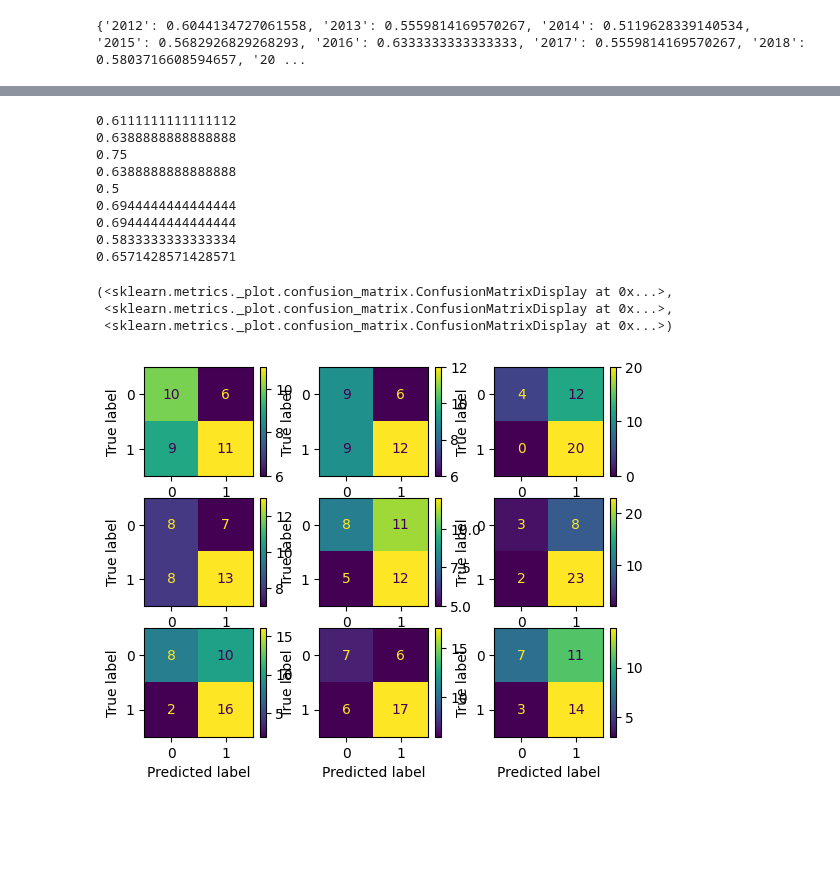
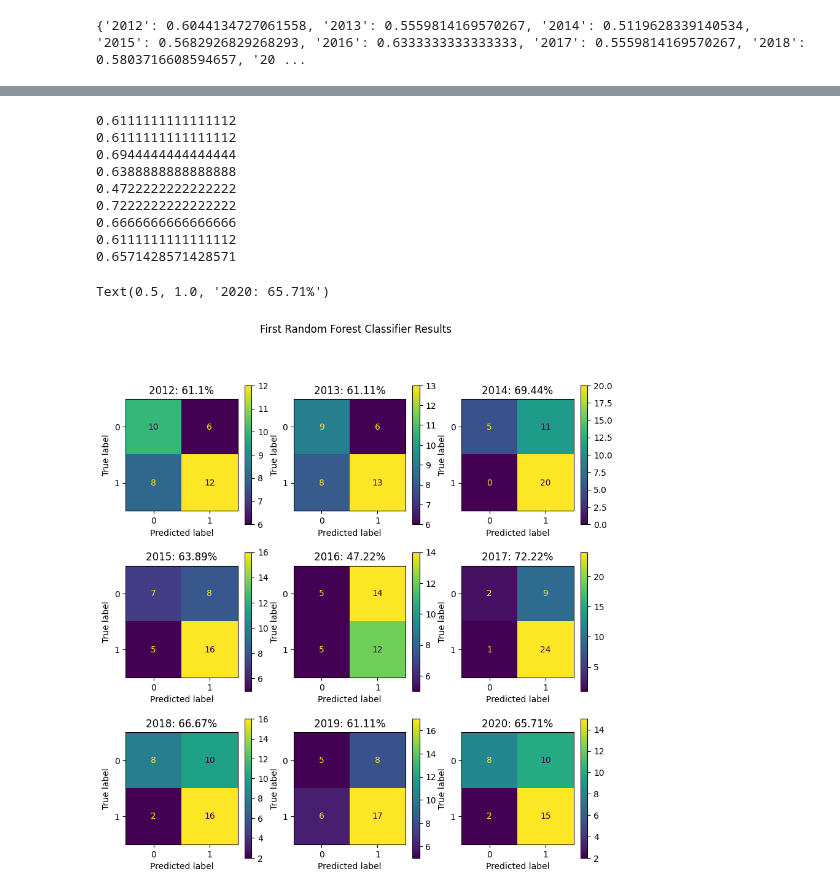
Before and after one commit to TomGallagher98/Thomas_Gallagher_Thesis, a Jupyter notebook: Data/AFL_Stats/FeatureEngineering.ipynb, the cells around one changed output, grey strips where cells are left out. Saved outputs shown, nothing was run; the diff lists cells and outputs as text; code cells hidden in the pictures; blank space fills up the shorter version.

```diff
--- a/Data/AFL_Stats/FeatureEngineering.ipynb
+++ b/Data/AFL_Stats/FeatureEngineering.ipynb
@@ -370,7 +370,7 @@ def print_score(m, train, y_train, valid, y_valid, test=None):
     print(acc)
     c_train = confusion_matrix(y_valid, pred)
     disp = ConfusionMatrixDisplay(c_train)
-    return disp, acc
+    return (disp, acc)
 # %%
 from sklearn.tree import DecisionTreeClassifier
 from sklearn.model_selection import cross_val_score
@@ -419,62 +427,70 @@ KeyError: 0
 # %%
 model_1_2012 = RandomForestClassifier(n_estimators=200, n_jobs=-1)
 model_1_2012.fit(x_train_2012, y_train_2012)
-m_2012 = print_score(model_1_2012, x_train_2012, y_train_2012, x_valid_2012, y_valid_2012)
+m_2012, acc_model_1_2012 = print_score(model_1_2012, x_train_2012, y_train_2012, x_valid_2012, y_valid_2012)
 
 model_1_2013 = RandomForestClassifier(n_estimators=200, n_jobs=-1)
 model_1_2013.fit(x_train_2013, y_train_2013)
-m_2013 = print_score(model_1_2013, x_train_2013, y_train_2013, x_valid_2013, y_valid_2013)
+m_2013, acc_model_1_2013 = print_score(model_1_2013, x_train_2013, y_train_2013, x_valid_2013, y_valid_2013)
 
 model_1_2014 = RandomForestClassifier(n_estimators=200, n_jobs=-1)
 model_1_2014.fit(x_train_2014, y_train_2014)
-m_2014 = print_score(model_1_2014, x_train_2014, y_train_2014, x_valid_2014, y_valid_2014)
+m_2014, acc_model_1_2014 = print_score(model_1_2014, x_train_2014, y_train_2014, x_valid_2014, y_valid_2014)
 
 model_1_2015 = RandomForestClassifier(n_estimators=200, n_jobs=-1)
 model_1_2015.fit(x_train_2015, y_train_2015)
-m_2015 = print_score(model_1_2015, x_train_2015, y_train_2015, x_valid_2015, y_valid_2015)
+m_2015, acc_model_1_2015 = print_score(model_1_2015, x_train_2015, y_train_2015, x_valid_2015, y_valid_2015)
 
 model_1_2016 = RandomForestClassifier(n_estimators=200, n_jobs=-1)
 model_1_2016.fit(x_train_2016, y_train_2016)
-m_2016 = print_score(model_1_2016, x_train_2016, y_train_2016, x_valid_2016, y_valid_2016)
+m_2016, acc_model_1_2016 = print_score(model_1_2016, x_train_2016, y_train_2016, x_valid_2016, y_valid_2016)
 
 model_1_2017 = RandomForestClassifier(n_estimators=200, n_jobs=-1)
 model_1_2017.fit(x_train_2017, y_train_2017)
-m_2017 = print_score(model_1_2017, x_train_2017, y_train_2017, x_valid_2017, y_valid_2017)
+m_2017, acc_model_1_2017 = print_score(model_1_2017, x_train_2017, y_train_2017, x_valid_2017, y_valid_2017)
 
 model_1_2018 = RandomForestClassifier(n_estimators=200, n_jobs=-1)
 model_1_2018.fit(x_train_2018, y_train_2018)
-m_2018 = print_score(model_1_2018, x_train_2018, y_train_2018, x_valid_2018, y_valid_2018)
+m_2018, acc_model_1_2018 = print_score(model_1_2018, x_train_2018, y_train_2018, x_valid_2018, y_valid_2018)
 
 model_1_2019 = RandomForestClassifier(n_estimators=200, n_jobs=-1)
 model_1_2019.fit(x_train_2019, y_train_2019)
-m_2019 = print_score(model_1_2019, x_train_2019, y_train_2019, x_valid_2019, y_valid_2019)
+m_2019, acc_model_1_2019 = print_score(model_1_2019, x_train_2019, y_train_2019, x_valid_2019, y_valid_2019)
 
 model_1_2020 = RandomForestClassifier(n_estimators=200, n_jobs=-1)
 model_1_2020.fit(x_train_2020, y_train_2020)
-m_2020 = print_score(model_1_2020, x_train_2020, y_train_2020, x_valid_2020, y_valid_2020)
+m_2020, acc_model_1_2020 = print_score(model_1_2020, x_train_2020, y_train_2020, x_valid_2020, y_valid_2020)
 # %% [output]
 0.6111111111111112
+0.6111111111111112
+0.6944444444444444
 0.6388888888888888
-0.75
-0.6388888888888888
-0.5
-0.6944444444444444
-0.6944444444444444
-0.5833333333333334
+0.4722222222222222
+0.7222222222222222
+0.6666666666666666
+0.6111111111111112
 0.6571428571428571
 # %%
 fig, ax = plt.subplots(3,3)
 fig.set_figheight(10)
 fig.set_figwidth(10)
 fig.suptitle('First Random Forest Classifier Results')
 m_2012.plot(ax=ax[0][0]), m_2013.plot(ax=ax[0][1]), m_2014.plot(ax=ax[0][2])
 m_2015.plot(ax=ax[1][0]), m_2016.plot(ax=ax[1][1]), m_2017.plot(ax=ax[1][2])
 m_2018.plot(ax=ax[2][0]), m_2019.plot(ax=ax[2][1]), m_2020.plot(ax=ax[2][2])
+
+ax[0][0].set_title(f'2012: {"{:.1f}".format(acc_model_1_2012*100)}%')
+ax[0][1].set_title(f'2013: {"{:.2f}".format(acc_model_1_2013*100)}%')
+ax[0][2].set_title(f'2014: {"{:.2f}".format(acc_model_1_2014*100)}%')
+ax[1][0].set_title(f'2015: {"{:.2f}".format(acc_model_1_2015*100)}%')
+ax[1][1].set_title(f'2016: {"{:.2f}".format(acc_model_1_2016*100)}%')
+ax[1][2].set_title(f'2017: {"{:.2f}".format(acc_model_1_2017*100)}%')
+ax[2][0].set_title(f'2018: {"{:.2f}".format(acc_model_1_2018*100)}%')
+ax[2][1].set_title(f'2019: {"{:.2f}".format(acc_model_1_2019*100)}%')
+ax[2][2].set_title(f'2020: {"{:.2f}".format(acc_model_1_2020*100)}%')
 # %% [output]
-(<sklearn.metrics._plot.confusion_matrix.ConfusionMatrixDisplay at 0x...>,
- <sklearn.metrics._plot.confusion_matrix.ConfusionMatrixDisplay at 0x...>,
- <sklearn.metrics._plot.confusion_matrix.ConfusionMatrixDisplay at 0x...>)
+Text(0.5, 1.0, '2020: 65.71%')
-[figure, old version]
+[figure, new version]
 # %%
 from sklearn.model_selection import RandomizedSearchCV, GridSearchCV
 grid={
```
Also changed, not shown: parts of 14 cells of this notebook, 23 other files.
